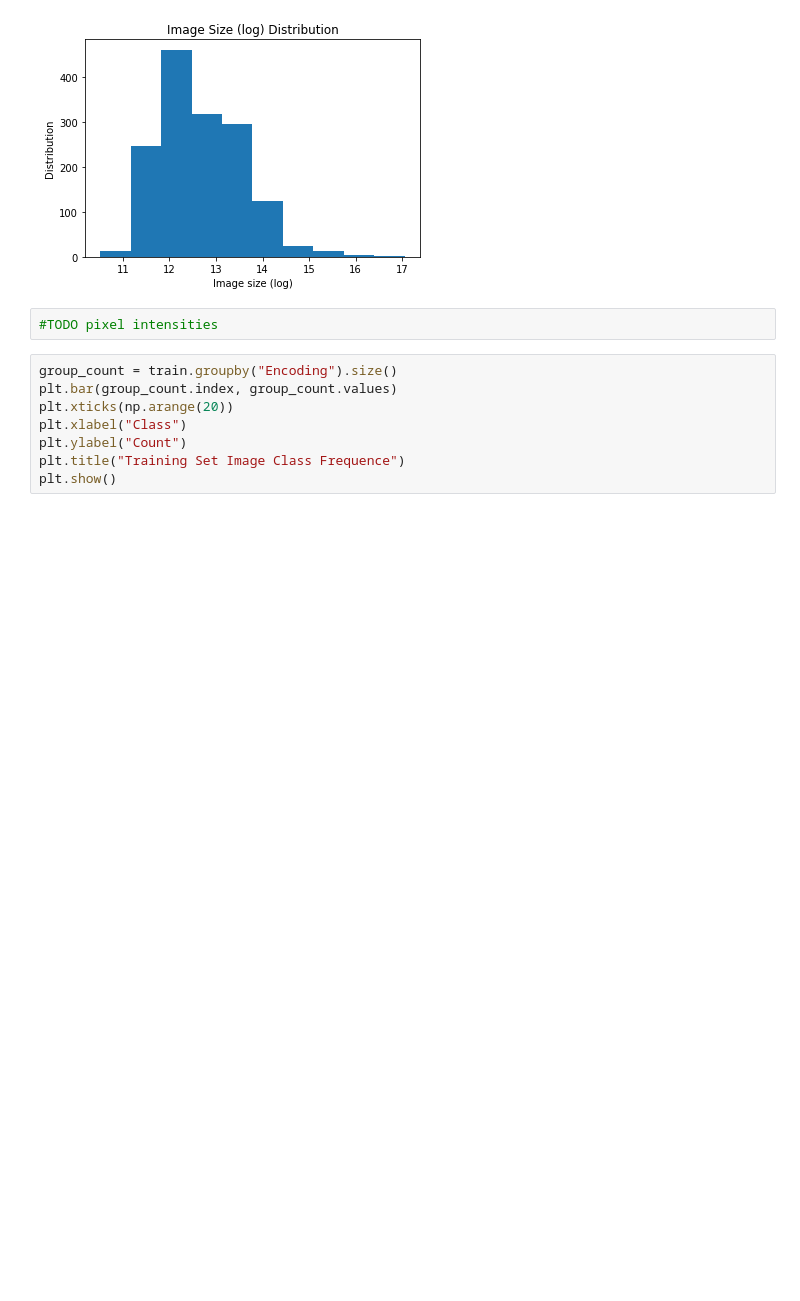
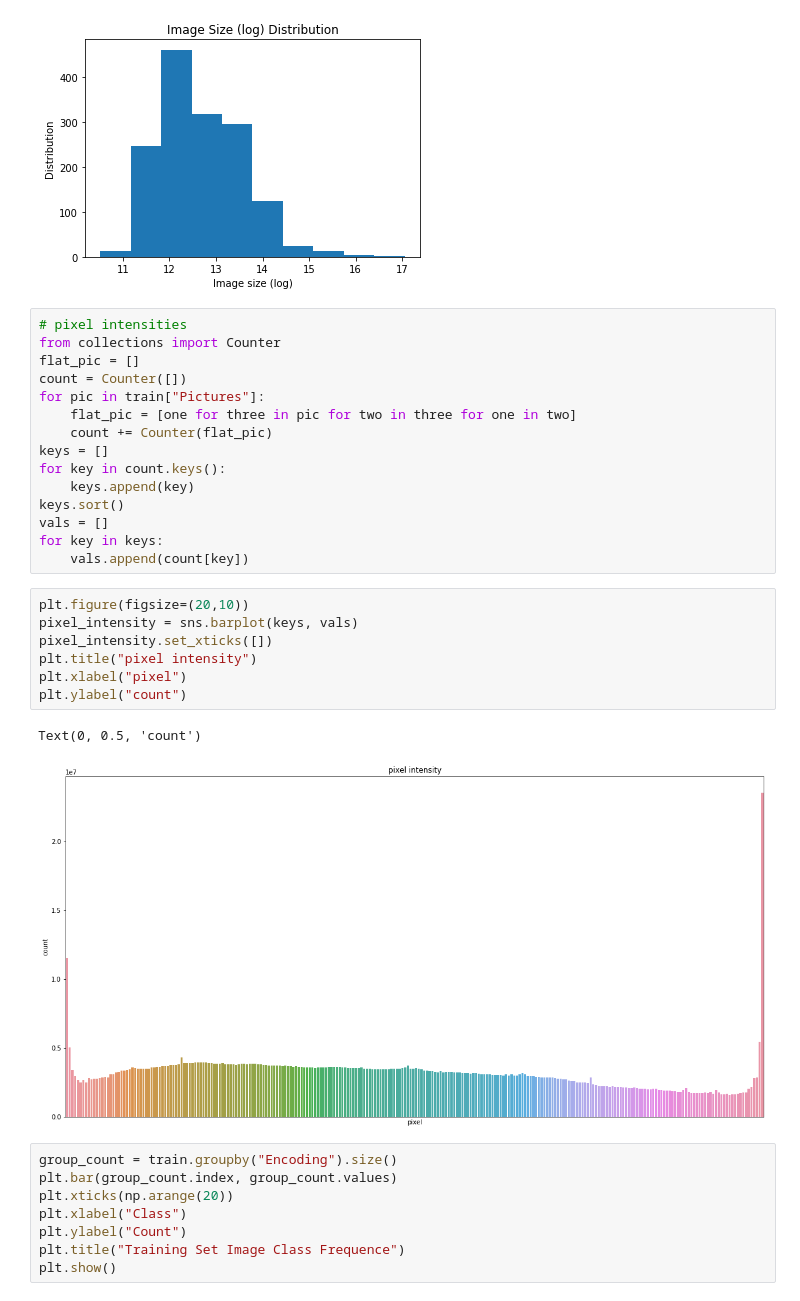
Before and after one commit to Chazzzzzzz/data100-final-project-2019, a Jupyter notebook: GradProject_NB2.ipynb, the cells around one changed output. Cells and saved outputs as stored; diff of their text form; blank space fills up the shorter version.

Commit message:
add pixel intensity

```diff
--- a/GradProject_NB2.ipynb
+++ b/GradProject_NB2.ipynb
@@ -109,8 +109,31 @@ plt.title("Image Size (log) Distribution")
 plt.show()
 # %% [output]
 [figure]
-# %%
-#TODO pixel intensities
+# %%
+# pixel intensities
+from collections import Counter
+flat_pic = []
+count = Counter([])
+for pic in train["Pictures"]:
+    flat_pic = [one for three in pic for two in three for one in two]
+    count += Counter(flat_pic)
+keys = []
+for key in count.keys():
+    keys.append(key)
+keys.sort()
+vals = []
+for key in keys:
+    vals.append(count[key])
+# %%
+plt.figure(figsize=(20,10))
+pixel_intensity = sns.barplot(keys, vals)
+pixel_intensity.set_xticks([])
+plt.title("pixel intensity")
+plt.xlabel("pixel")
+plt.ylabel("count")
+# %% [output]
+Text(0, 0.5, 'count')
+[figure, added]
 # %%
 group_count = train.groupby("Encoding").size()
 plt.bar(group_count.index, group_count.values)
```
Also changed, not shown: parts of 3 cells of this notebook, 3 other files.
